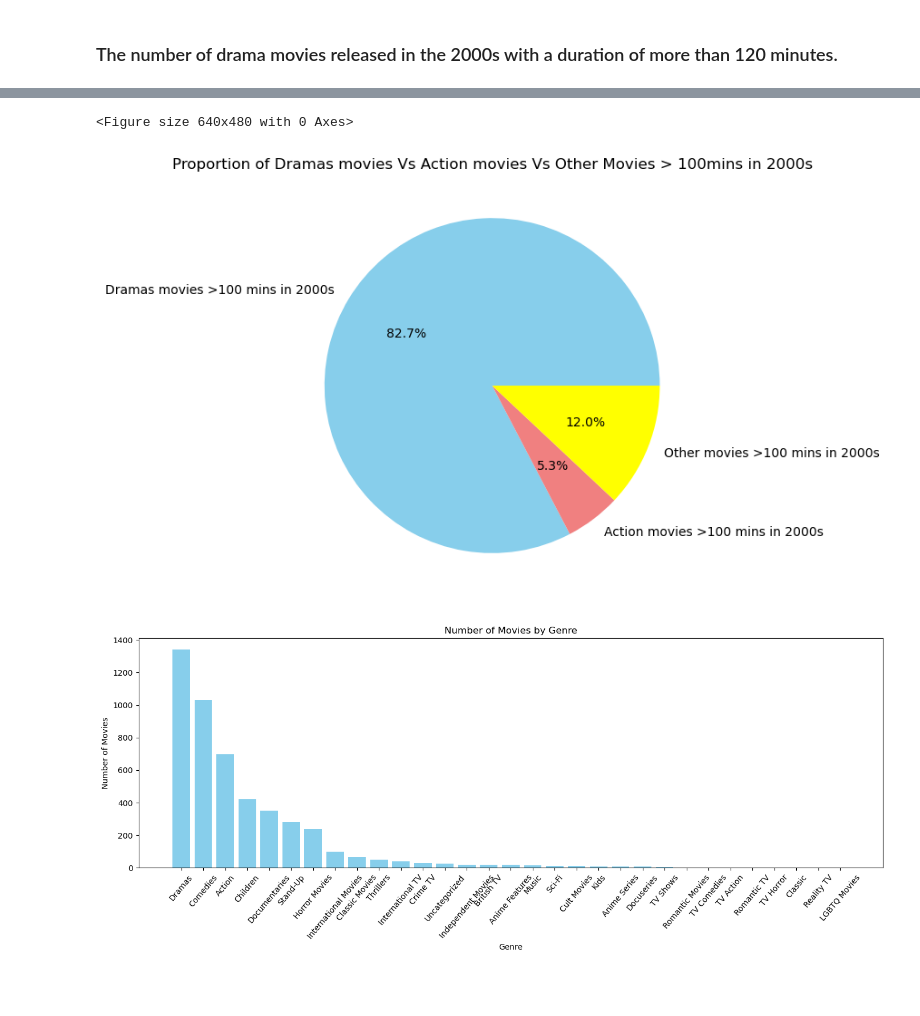
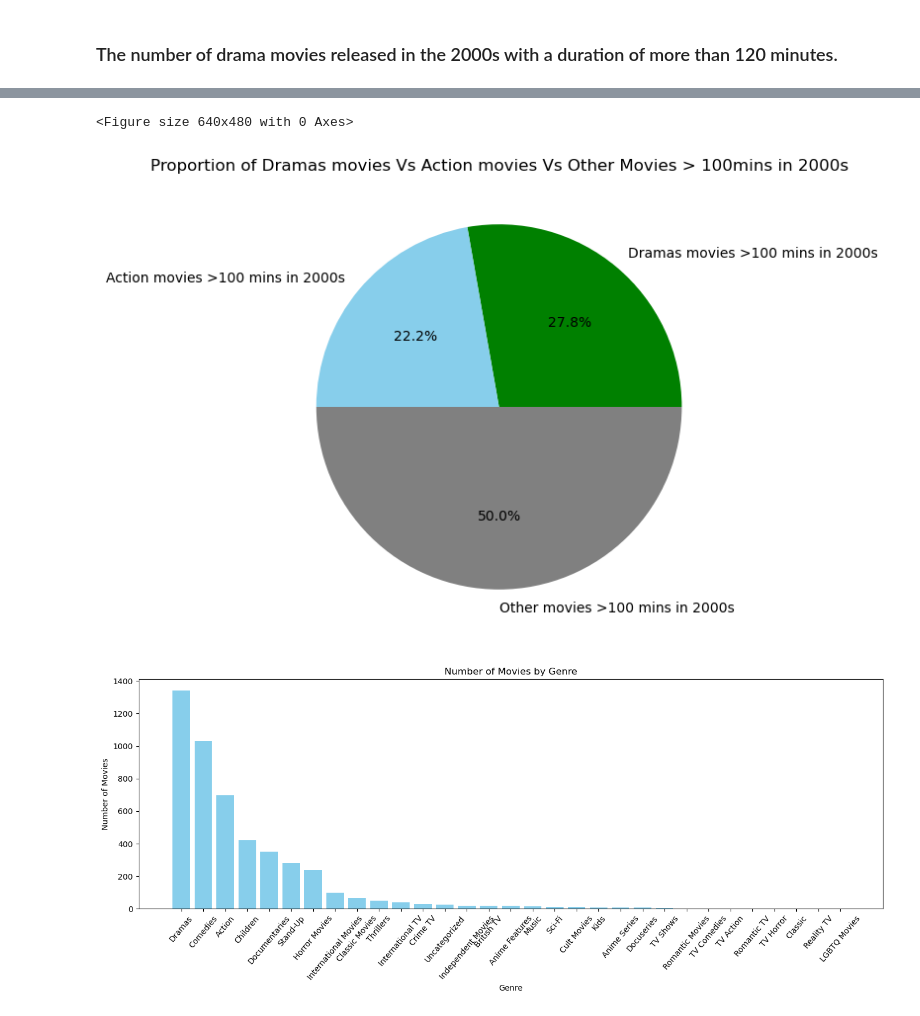
Before and after one commit to yoon-thiri04/NetFlixplorer, a Jupyter notebook: Netflix_movie.ipynb, the cells around one changed output, grey strips where cells are left out. Cells and saved outputs as stored; diff of their text form; code cells hidden in the pictures; blank space fills up the shorter version.

```diff
--- a/Netflix_movie.ipynb
+++ b/Netflix_movie.ipynb
@@ -73,27 +73,38 @@ movies_2000s
 | 3583 | s5733 | Movie | Space Cowboys | Clint Eastwood | Clint Eastwood, Tommy Lee Jones, ... | United States | August 1, 2019 | 2000 | 130 | ... |
 | 4683 | s7559 | Movie | What Lies Beneath | Robert Zemeckis | Harrison Ford, Michelle Pfeiffer,... | United States | January 1, 2020 | 2000 | 130 | ... |
 # %%
+
+
+dramas_count=len(netflix_df[(netflix_df['release_year']==2000)&
+                         (netflix_df['duration']>100)&
+                         (netflix_df['genre']=='Dramas')])
+
+action_count=len(netflix_df[(netflix_df['release_year']==2000)&
+                         (netflix_df['duration']>100)&
+                         (netflix_df['genre']=='Action')])
+
+
 data={
     'Dramas movies >100 mins in 2000s':dramas_count,
     'Action movies >100 mins in 2000s':action_count
 }
 #other=netflix_df[(netflix_df['release_year'] == 2000) &
 #                                      (netflix_df['duration'] > 100) &
 #                                      (~netflix_df['genre'].str.contains('Action|Dramas', na=False))]
 
 other_category_count = len(netflix_df[(netflix_df['release_year'] == 2000) &
                                       (netflix_df['duration'] > 100) &
                                       (~netflix_df['genre'].str.contains('Action|Dramas', na=False))])
 data['Other movies >100 mins in 2000s']=other_category_count
 
 plt.clf()
 plt.figure(figsize=(8,6))
-plt.pie(data.values(),labels=data.keys(),autopct='%1.1f%%',colors=['skyblue','lightcoral','yellow'])
+plt.pie(data.values(),labels=data.keys(),autopct='%1.1f%%',colors=['green','skyblue','gray'])
 plt.title('Proportion of Dramas movies Vs Action movies Vs Other Movies > 100mins in 2000s')
 plt.show()
 # %% [output]
 <Figure size 640x480 with 0 Axes>
-[figure, old version]
+[figure, new version]
 # %%
 genre_counts = netflix_df['genre'].value_counts()
 
```
